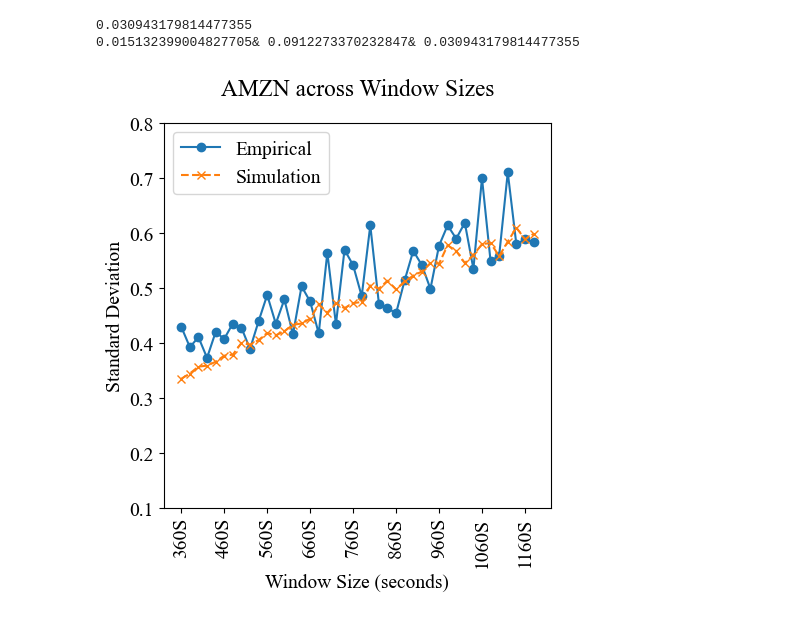
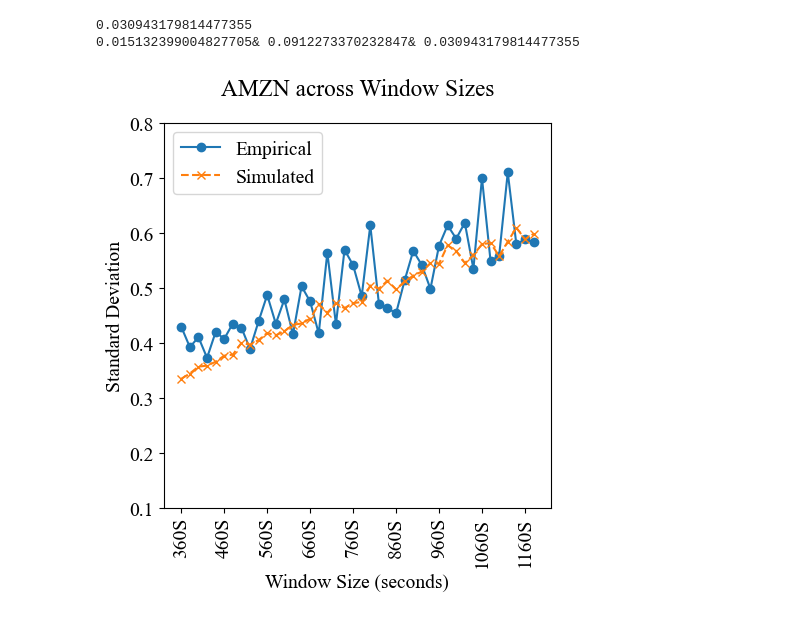
Before and after one commit to resa-git/GCHP, a Jupyter notebook: code/AMZN_nMarkov.ipynb, the cells around one changed output. Saved outputs shown, nothing was run; the diff lists cells and outputs as text; code cells hidden in the pictures.

Commit message:
change label of amzn figure

```diff
--- a/code/AMZN_nMarkov.ipynb
+++ b/code/AMZN_nMarkov.ipynb
@@ -359,18 +359,18 @@ print("& ".join(map(str, [a, b, rmse])))
 # %%
 # 10 Plotting the results
 plt.figure(figsize=(5, 5))
 plt.plot(list(std_values.keys()), list(std_values.values()), marker='o', label='Empirical')
-plt.plot(list(std_values_sim.keys()), list(std_values_sim.values()), marker='x', linestyle='--', label='Simulation')
+plt.plot(list(std_values_sim.keys()), list(std_values_sim.values()), marker='x', linestyle='--', label='Simulated')
 plt.xlabel('Window Size (seconds)')
 plt.ylabel('Standard Deviation')
 plt.title('AMZN across Window Sizes', y= 1.05)
 plt.legend()
 n = 5
 keys = list(std_values.keys())
 plt.xticks(keys[::n], keys[::n], rotation=90)
 plt.ylim([.1, 0.8])
 #plt.grid(True)
 plt.savefig("./pics/amzn_std_n_markov.png", dpi=300, bbox_inches='tight')
 plt.show()
 # %% [output]
-[figure, old version]
+[figure, new version]
```
